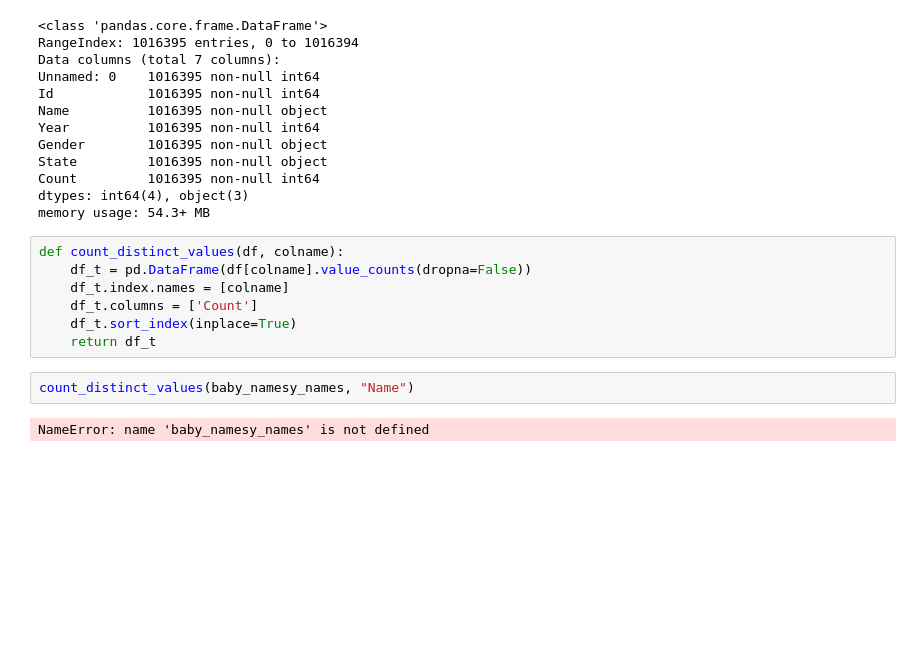
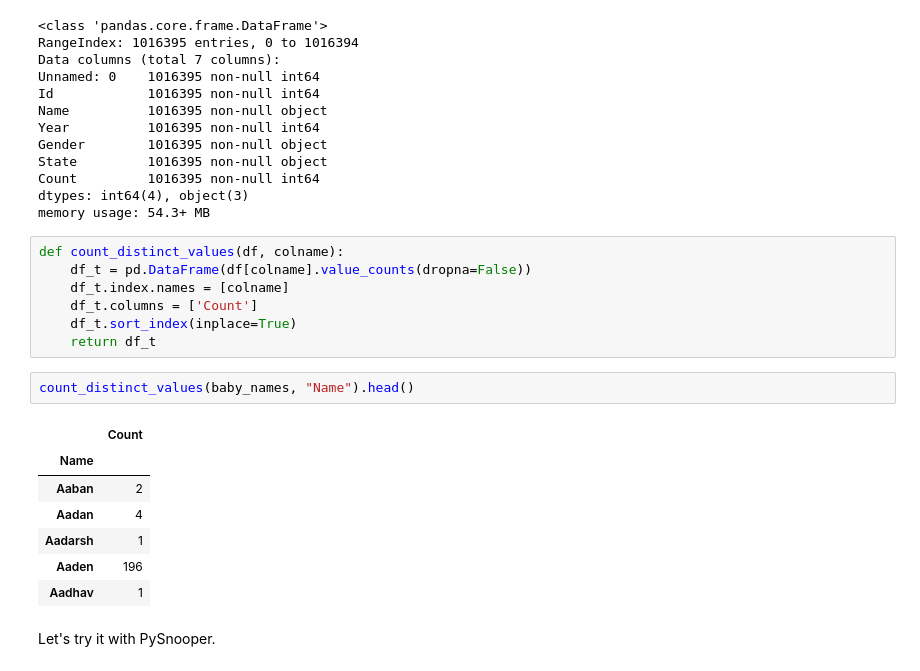
Before and after one commit to FavioVazquez/matrix_languages_tools, a Jupyter notebook: Test_PySnooper.ipynb, the cells around one changed output. Saved outputs shown, nothing was run; the diff lists cells and outputs as text; blank space fills up the shorter version.

```diff
--- a/Test_PySnooper.ipynb
+++ b/Test_PySnooper.ipynb
@@ -86,6 +86,14 @@ def count_distinct_values(df, colname):
     df_t.sort_index(inplace=True)
     return df_t
 # %%
-count_distinct_values(baby_namesy_names, "Name")
+count_distinct_values(baby_names, "Name").head()
 # %% [output]
-NameError: name 'baby_namesy_names' is not defined
+|  | Count |
+| Name |  |
+| Aaban | 2 |
+| Aadan | 4 |
+| Aadarsh | 1 |
+| Aaden | 196 |
+| Aadhav | 1 |
+# %% [markdown]
+Let's try it with PySnooper.
```
Also changed, not shown: parts of 2 cells of this notebook.
